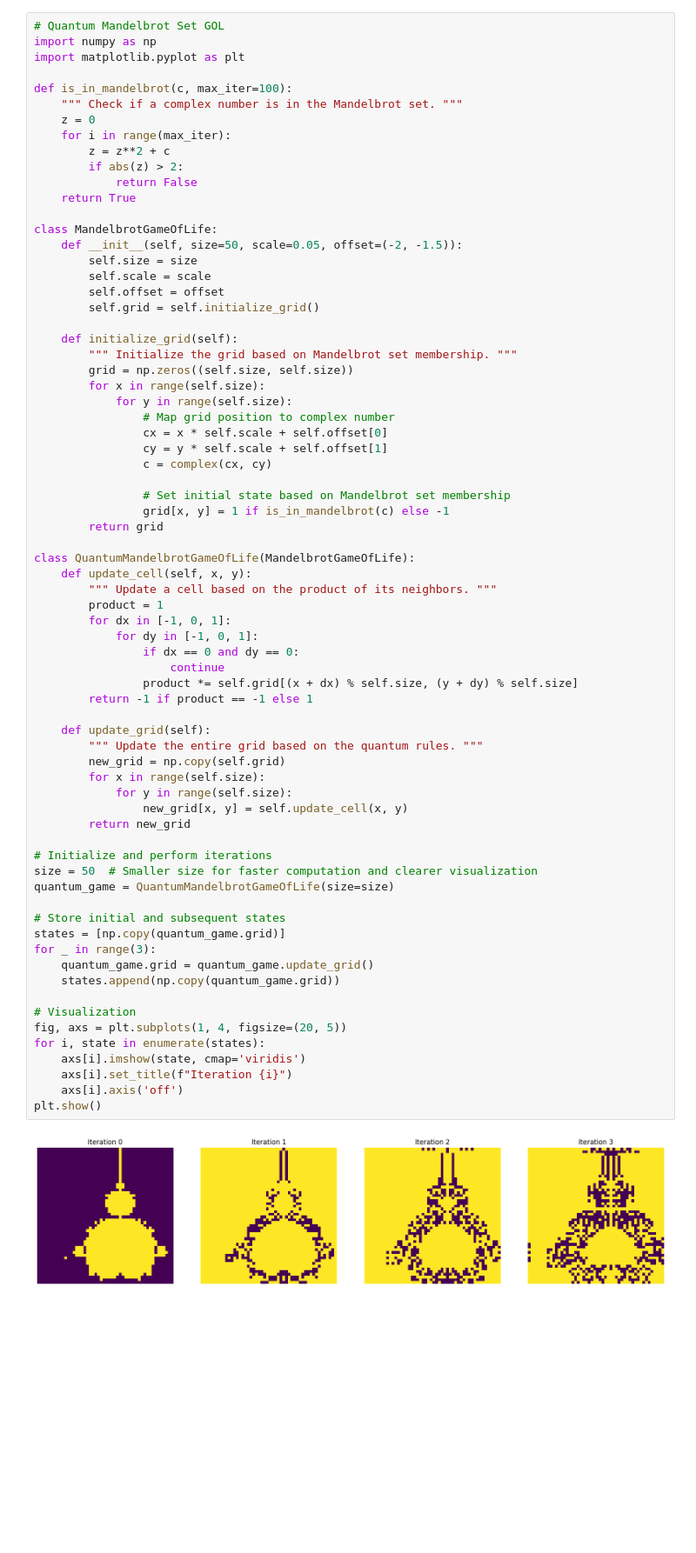
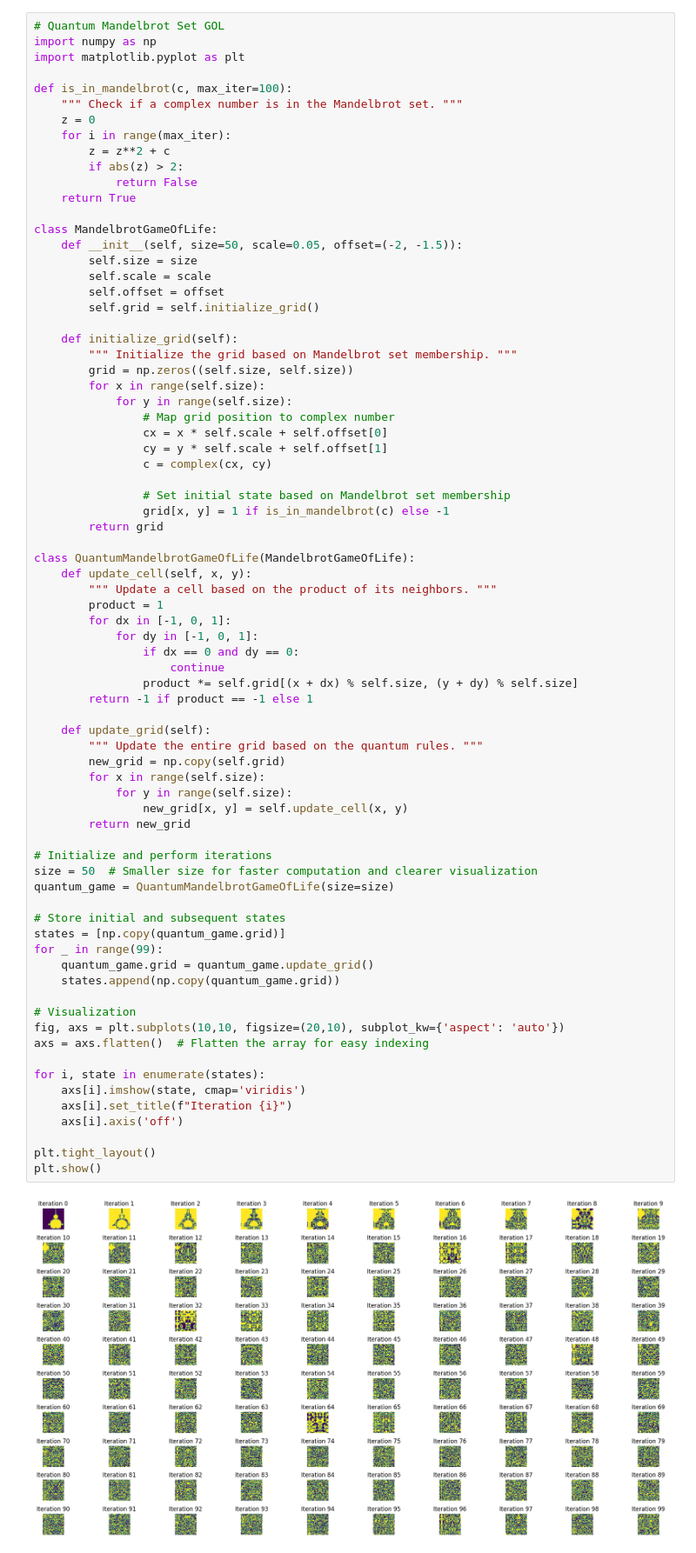
Before and after one commit to marquisdepolis/QCGOL, a Jupyter notebook: quantum_game_of_life.ipynb, the cells around one changed output. Shown at 87% size. Cells and saved outputs as stored; diff of their text form; blank space fills up the shorter version.

```diff
--- a/quantum_game_of_life.ipynb
+++ b/quantum_game_of_life.ipynb
@@ -187,33 +187,37 @@ class QuantumMandelbrotGameOfLife(MandelbrotGameOfLife):
             for dy in [-1, 0, 1]:
                 if dx == 0 and dy == 0:
                     continue
                 product *= self.grid[(x + dx) % self.size, (y + dy) % self.size]
         return -1 if product == -1 else 1
 
     def update_grid(self):
         """ Update the entire grid based on the quantum rules. """
         new_grid = np.copy(self.grid)
         for x in range(self.size):
             for y in range(self.size):
                 new_grid[x, y] = self.update_cell(x, y)
         return new_grid
 
 # Initialize and perform iterations
 size = 50  # Smaller size for faster computation and clearer visualization
 quantum_game = QuantumMandelbrotGameOfLife(size=size)
 
 # Store initial and subsequent states
 states = [np.copy(quantum_game.grid)]
-for _ in range(3):
+for _ in range(99):
     quantum_game.grid = quantum_game.update_grid()
     states.append(np.copy(quantum_game.grid))
 
 # Visualization
-fig, axs = plt.subplots(1, 4, figsize=(20, 5))
+fig, axs = plt.subplots(10,10, figsize=(20,10), subplot_kw={'aspect': 'auto'})
+axs = axs.flatten()  # Flatten the array for easy indexing
+
 for i, state in enumerate(states):
     axs[i].imshow(state, cmap='viridis')
     axs[i].set_title(f"Iteration {i}")
     axs[i].axis('off')
+
+plt.tight_layout()
 plt.show()
 # %% [output]
-[figure, old version]
+[figure, new version]
```
Also changed, not shown: parts of 2 cells of this notebook.
